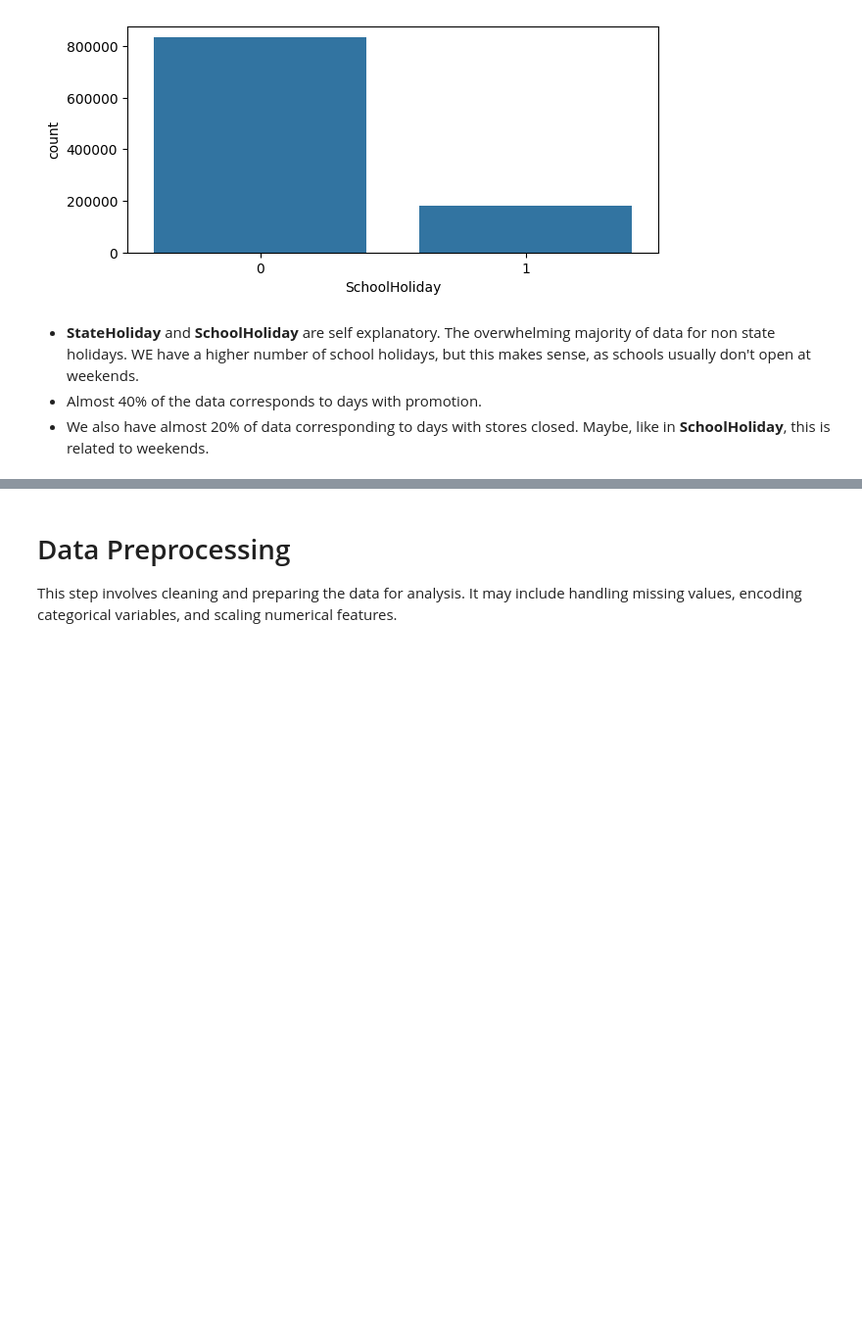
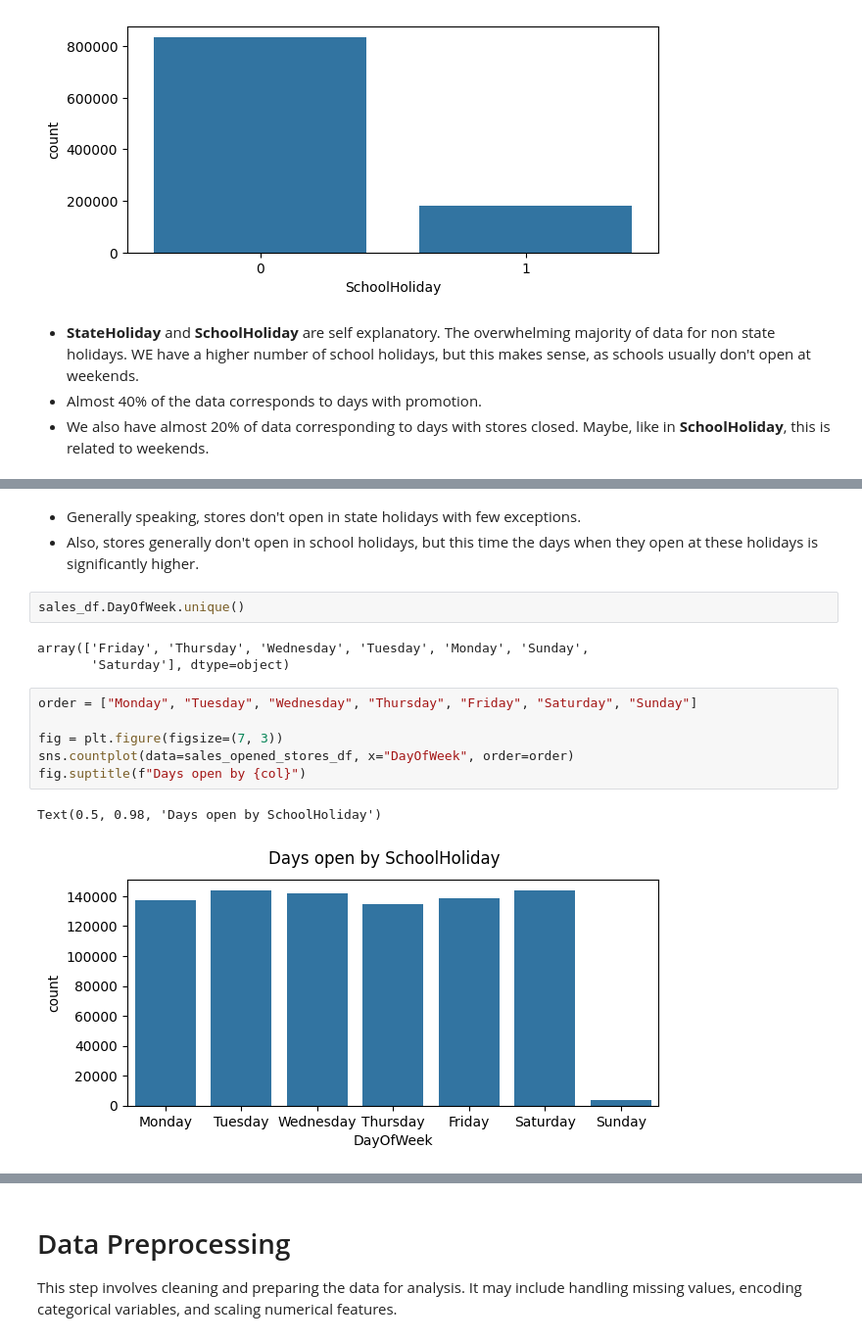
Before and after one commit to TheCamilovisk/RossmannSalesForecasting, a Jupyter notebook: Rossmann_Sales_Forecasting.ipynb, the cells around one changed output, grey strips where cells are left out. Shown at 98% size. Drawn from its saved outputs; the diff is of its cells as text; blank space fills up the shorter version.

```diff
--- a/Rossmann_Sales_Forecasting.ipynb
+++ b/Rossmann_Sales_Forecasting.ipynb
@@ -309,0 +338,17 @@ for col in sales_category_fields:
+# %% [markdown]
+- Generally speaking, stores don't open in state holidays with few exceptions.
+- Also, stores generally don't open in school holidays, but this time the days when they open at these holidays is significantly higher.
+# %%
+sales_df.DayOfWeek.unique()
+# %% [output]
+array(['Friday', 'Thursday', 'Wednesday', 'Tuesday', 'Monday', 'Sunday',
+       'Saturday'], dtype=object)
+# %%
+order = ["Monday", "Tuesday", "Wednesday", "Thursday", "Friday", "Saturday", "Sunday"]
+
+fig = plt.figure(figsize=(7, 3))
+sns.countplot(data=sales_opened_stores_df, x="DayOfWeek", order=order)
+fig.suptitle(f"Days open by {col}")
+# %% [output]
+Text(0.5, 0.98, 'Days open by SchoolHoliday')
+[figure, added]
```
Also changed, not shown: parts of 10 cells of this notebook.
